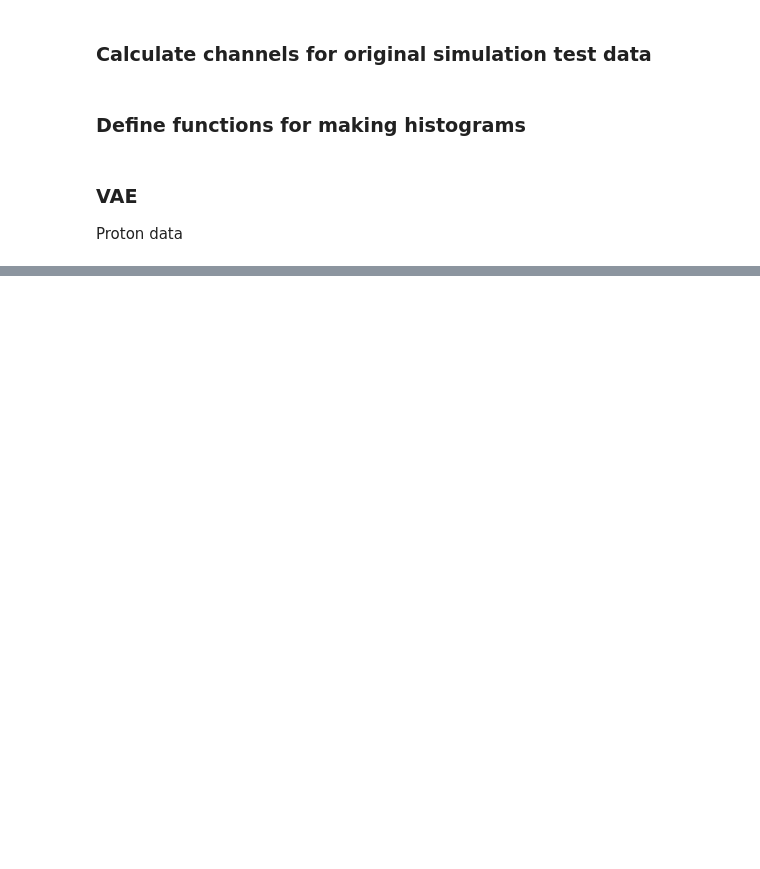
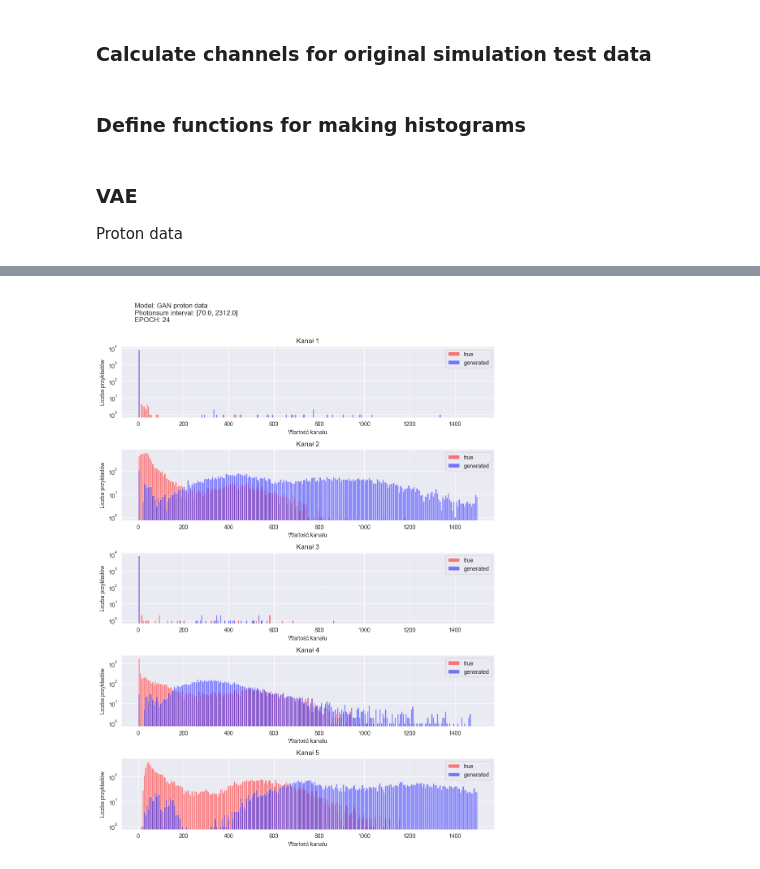
Before and after one commit to patrick-bedkowski/Generative-Models-for-CERN-Fast-Simulations, a Jupyter notebook: notebooks/Histograms of channels.ipynb, the cells around one changed output, grey strips where cells are left out. Saved outputs shown, nothing was run; the diff lists cells and outputs as text; code cells hidden in the pictures; blank space fills up the shorter version.

```diff
--- a/notebooks/Histograms of channels.ipynb
+++ b/notebooks/Histograms of channels.ipynb
@@ -129,7 +153,9 @@ Proton data
 # %%
-SUPTITLE_TXT = f"\nModel: VAE proton data" \
+MODEL_FILEPATH = "C:\\Users\\PB\\Downloads\\gen_gan_24.h5"
+
+SUPTITLE_TXT = f"\nModel: GAN proton data" \
                f"\nPhotonsum interval: [{photon_sum_proton_min}, {photon_sum_proton_max}]" \
-               f"\nEPOCH: 100"
+               f"\nEPOCH: 24"
 
 make_histograms(SUPTITLE_TXT, MODEL_FILEPATH, 1, 1)
 # %% [output]
@@ -145,0 +169,16 @@ make_histograms(SUPTITLE_TXT, MODEL_FILEPATH, 1, 1)
+# %%
+scale,  noise_std = 1, 1
+
+generator = tf.keras.models.load_model(MODEL_FILEPATH, compile=False)
+calculate_ws_ch(generator, 5, scale,  noise_std)
+
+z = np.random.normal(0,noise_std,(x_test.shape[0],10))
+z_c = y_test
+results = generator.predict([z,z_c])
+results = np.exp(results)-1
+results = results*scale
+
+ch_gen = np.array(results).reshape(-1,56,30)
+ch_gen = pd.DataFrame(sum_channels_parallel(ch_gen)).values
+original=ch_org
+vae=ch_gen
@@ -145,0 +195,18 @@ make_histograms(SUPTITLE_TXT, MODEL_FILEPATH, 1, 1)
+# %%
+fig, axis = plt.subplots(5, 1, figsize=(10, 14), sharex=False, sharey=False)
+fig.suptitle(SUPTITLE_TXT, x=0.1, horizontalalignment='left')
+
+for i in range(5):
+    bins = np.linspace(0, 1500, 250)
+    axis[i].set_title("Kanał "+str(i+1))
+    axis[i].hist(original[:,i], bins, alpha=0.5, label='true', color="red")
+    axis[i].hist(vae[:,i], bins, alpha=0.5, label='generated', color="blue")
+    axis[i].legend(loc='upper right')
+    axis[i].set_ylabel('Liczba przykładów')
+    axis[i].set_xlabel('Wartość kanału')
+    axis[i].set_yscale('log')
+
+fig.tight_layout(rect=[0, 0, 1, 0.975])
+plt.show()
+# %% [output]
+[figure, added]
```
Also changed, not shown: parts of 10 cells of this notebook.
